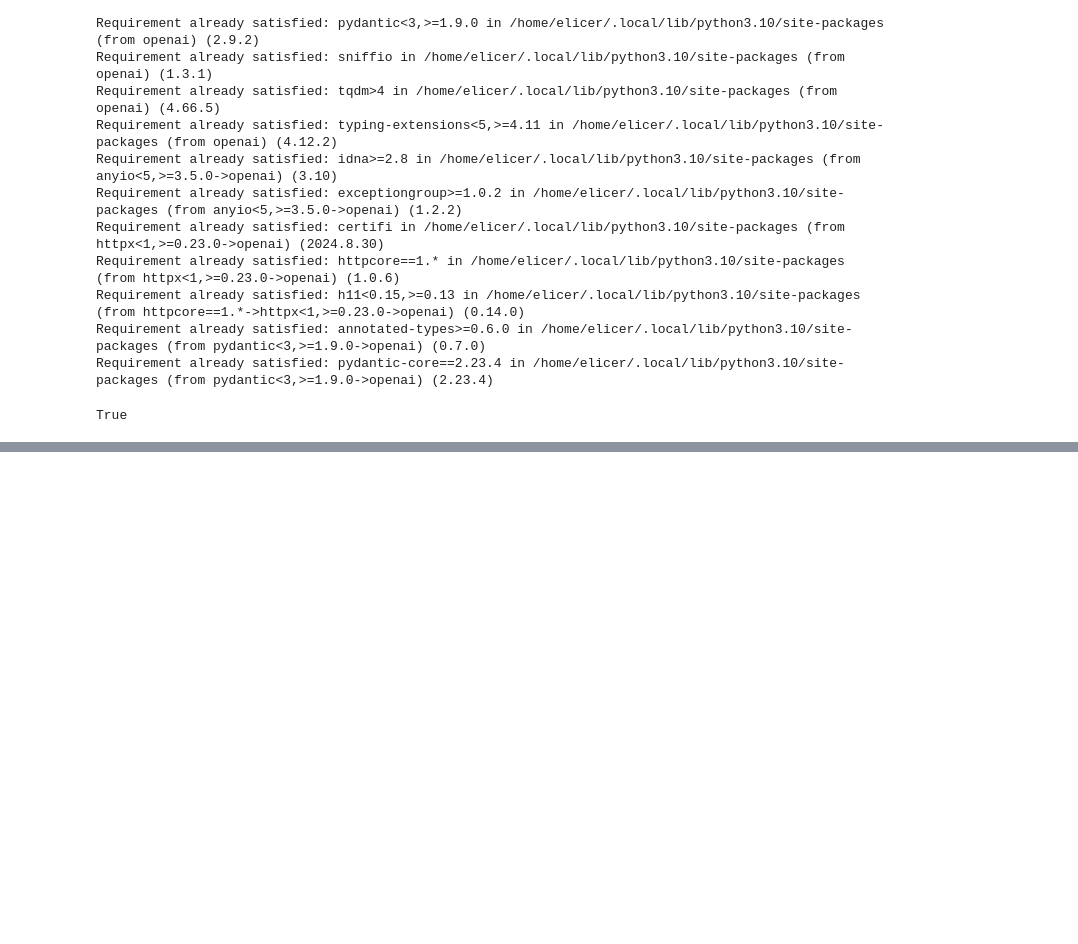
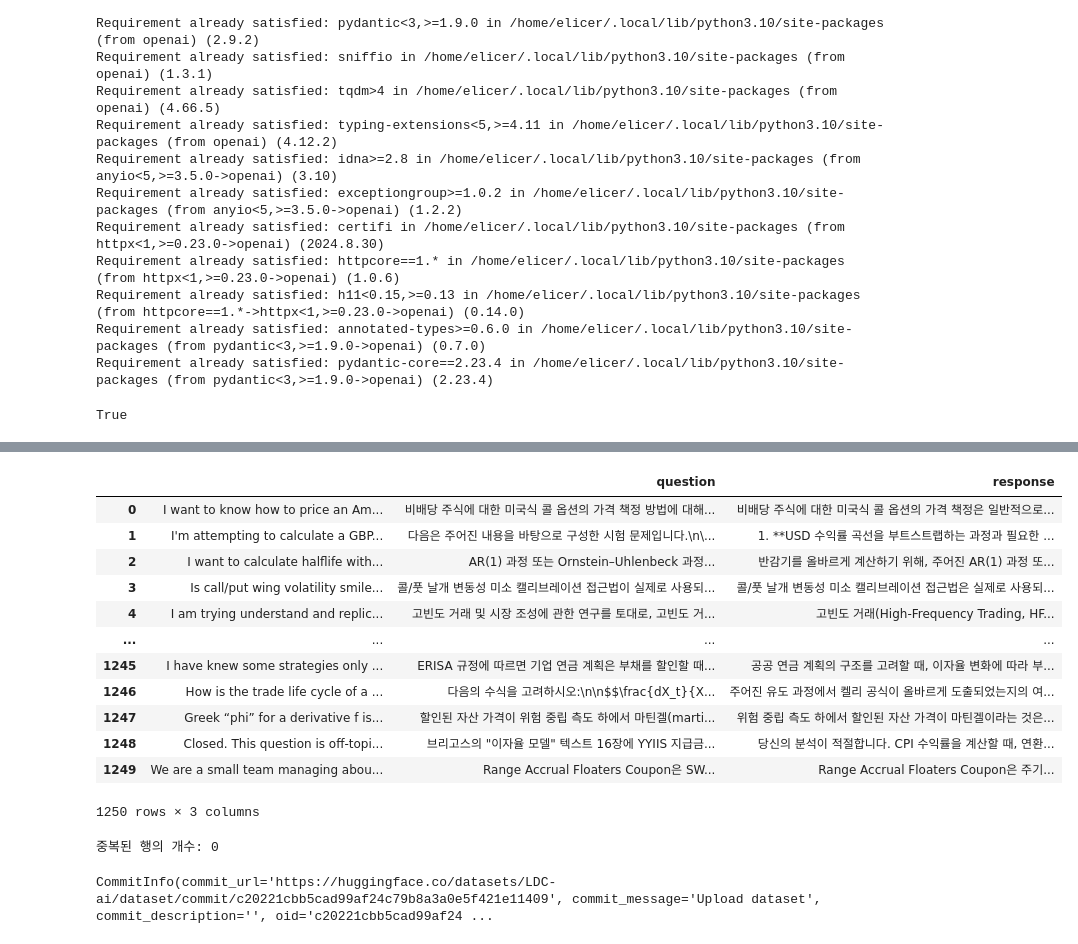
Before and after one commit to LDC-ai/KRX_LLM, a Jupyter notebook: web_text_tutorial.ipynb, the cells around one changed output, grey strips where cells are left out. Saved outputs shown, nothing was run; the diff lists cells and outputs as text; code cells hidden in the pictures; blank space fills up the shorter version.

```diff
--- a/web_text_tutorial.ipynb
+++ b/web_text_tutorial.ipynb
@@ -102,0 +105,4 @@ import litellm
+# %%
+i = 0
+batch_end = 250
+df_ds[i:batch_end]['query'].tolist()
@@ -122,7 +267,8 @@ for t in ds['query']:
 # 1. raw text 데이터를 활용한 질문 생성
 responses = batch_completion(
     model="gpt-4o-mini-2024-07-18",
-    messages = qrys[:1000]
+    messages = qrys[1000:1250]
+    #max_tokens = 60
 )
 
 question_resps = []
@@ -168,7 +299,8 @@ for t in question_resps:
 # 2. 생성된 질문에 대한 답변 생성
 responses = batch_completion(
     model="gpt-4o-mini-2024-07-18",
-    messages=qrys
+    messages=qrys,
+    #max_tokens=80
 )
 
 response_resps = []
@@ -213,0 +362,8 @@ completion token costs: 0.0
+# %%
+# 질문 생성 결과 길이 맞추기
+if len(question_resps) < len(ds["query"]):
+    question_resps.extend(["Error: Missing question"] * (len(ds["query"]) - len(question_resps)))
+
+# 답변 생성 결과 길이 맞추기
+if len(response_resps) < len(ds["query"]):
+    response_resps.extend(["Error: Missing response"] * (len(ds["query"]) - len(response_resps)))
@@ -214,14 +381,40 @@ completion token costs: 0.0
+# %%
+df_combined = pd.concat([df_combined, df], ignore_index=True)
+
+df_cleaned = df_combined[
+    (df_combined['question'] != "Error: Missing question") &
+    (df_combined['response'] != "Error: Missing response")
+]
+
+df_combined = df_cleaned.reset_index(drop=True)
+
+df_combined = df_combined[:1250]
+
+df_combined
+# %% [output]
+|  |  | question | response |
+| 0 | I want to know how to price an Am... | 비배당 주식에 대한 미국식 콜 옵션의 가격 책정 방법에 대해... | 비배당 주식에 대한 미국식 콜 옵션의 가격 책정은 일반적으로... |
+| 1 | I'm attempting to calculate a GBP... | 다음은 주어진 내용을 바탕으로 구성한 시험 문제입니다.\n\... | 1. **USD 수익률 곡선을 부트스트랩하는 과정과 필요한 ... |
+| 2 | I want to calculate halflife with... | AR(1) 과정 또는 Ornstein–Uhlenbeck 과정... | 반감기를 올바르게 계산하기 위해, 주어진 AR(1) 과정 또... |
+| 3 | Is call/put wing volatility smile... | 콜/풋 날개 변동성 미소 캘리브레이션 접근법이 실제로 사용되... | 콜/풋 날개 변동성 미소 캘리브레이션 접근법은 실제로 사용되... |
+| 4 | I am trying understand and replic... | 고빈도 거래 및 시장 조성에 관한 연구를 토대로, 고빈도 거... | 고빈도 거래(High-Frequency Trading, HF... |
+| ... | ... | ... | ... |
+| 1245 | I have knew some strategies only ... | ERISA 규정에 따르면 기업 연금 계획은 부채를 할인할 때... | 공공 연금 계획의 구조를 고려할 때, 이자율 변화에 따라 부... |
+| 1246 | How is the trade life cycle of a ... | 다음의 수식을 고려하시오:\n\n$$\frac{dX_t}{X... | 주어진 유도 과정에서 켈리 공식이 올바르게 도출되었는지의 여... |
+| 1247 | Greek “phi” for a derivative f is... | 할인된 자산 가격이 위험 중립 측도 하에서 마틴겔(marti... | 위험 중립 측도 하에서 할인된 자산 가격이 마틴겔이라는 것은... |
+| 1248 | Closed. This question is off-topi... | 브리고스의 "이자율 모델" 텍스트 16장에 YYIIS 지급금... | 당신의 분석이 적절합니다. CPI 수익률을 계산할 때, 연환... |
+| 1249 | We are a small team managing abou... | Range Accrual Floaters Coupon은 SW... | Range Accrual Floaters Coupon은 주기... |
+1250 rows × 3 columns
+# %%
+print(f"중복된 행의 개수: {df_combined.duplicated().sum()}")
+# %% [output]
+중복된 행의 개수: 0
 # %%
-df = pd.DataFrame({'': ds["query"], 'question': question_resps, 'response': response_resps})
-
-# CSV 파일 저장
-df.to_csv("output_path/result.csv")
-
 # Excel 파일 저장
-df.to_excel("output_path/result.xlsx")
+# df.to_excel("output_path/result.xlsx")
 
 # HuggingFace Hub 업로드 - token에 개인 HuggingFace 토큰을 입력해주시면 됩니다.
-result_df = Dataset.from_pandas(df)
-result_df.push_to_hub("hf/dataset", token="HF_TOKEN")
-
-df.head()
+result_df = Dataset.from_pandas(df_combined)
+result_df.push_to_hub("LDC-ai/dataset", token=hftoken)
+# %% [output]
+CommitInfo(commit_url='https://huggingface.co/datasets/LDC-ai/dataset/commit/c20221cbb5cad99af24c79b8a3a0e5f421e11409', commit_message='Upload dataset', commit_description='', oid='c20221cbb5cad99af24 ...
```
Also changed, not shown: parts of 17 cells of this notebook, 3 other files.
